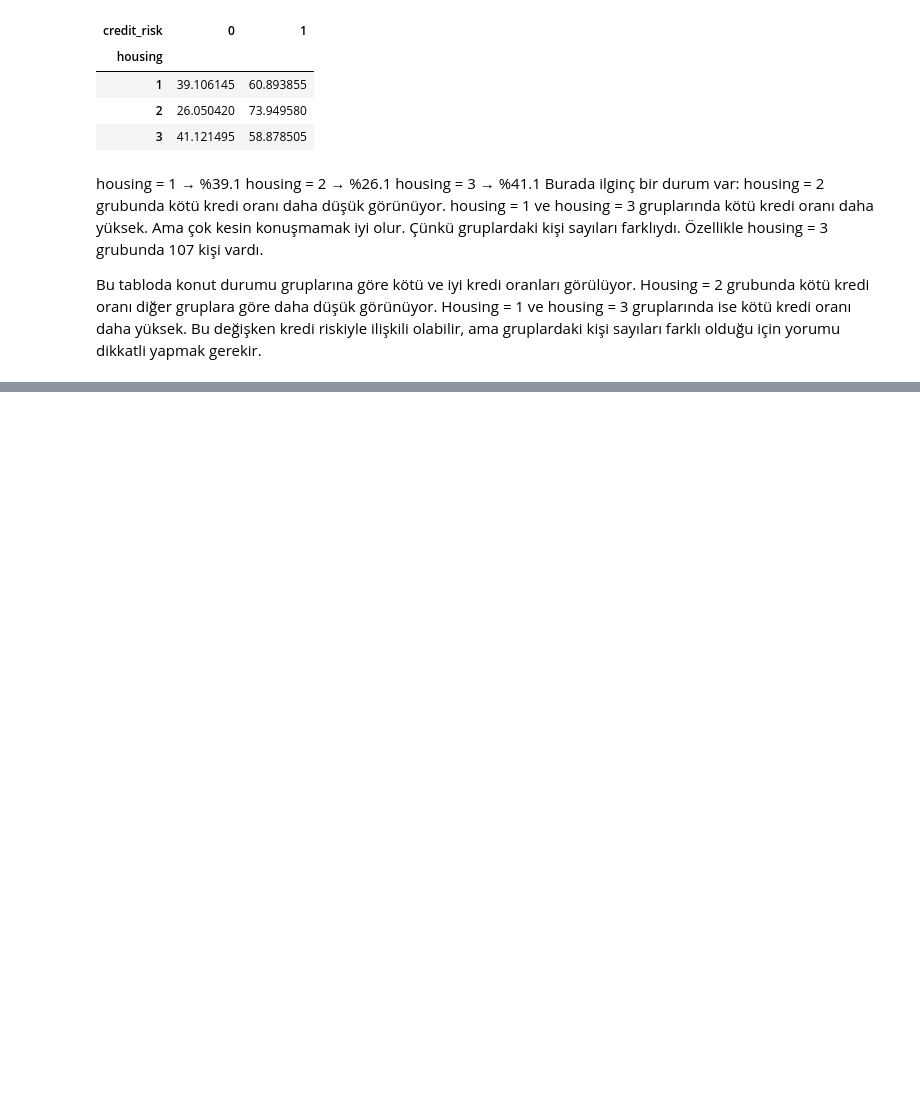
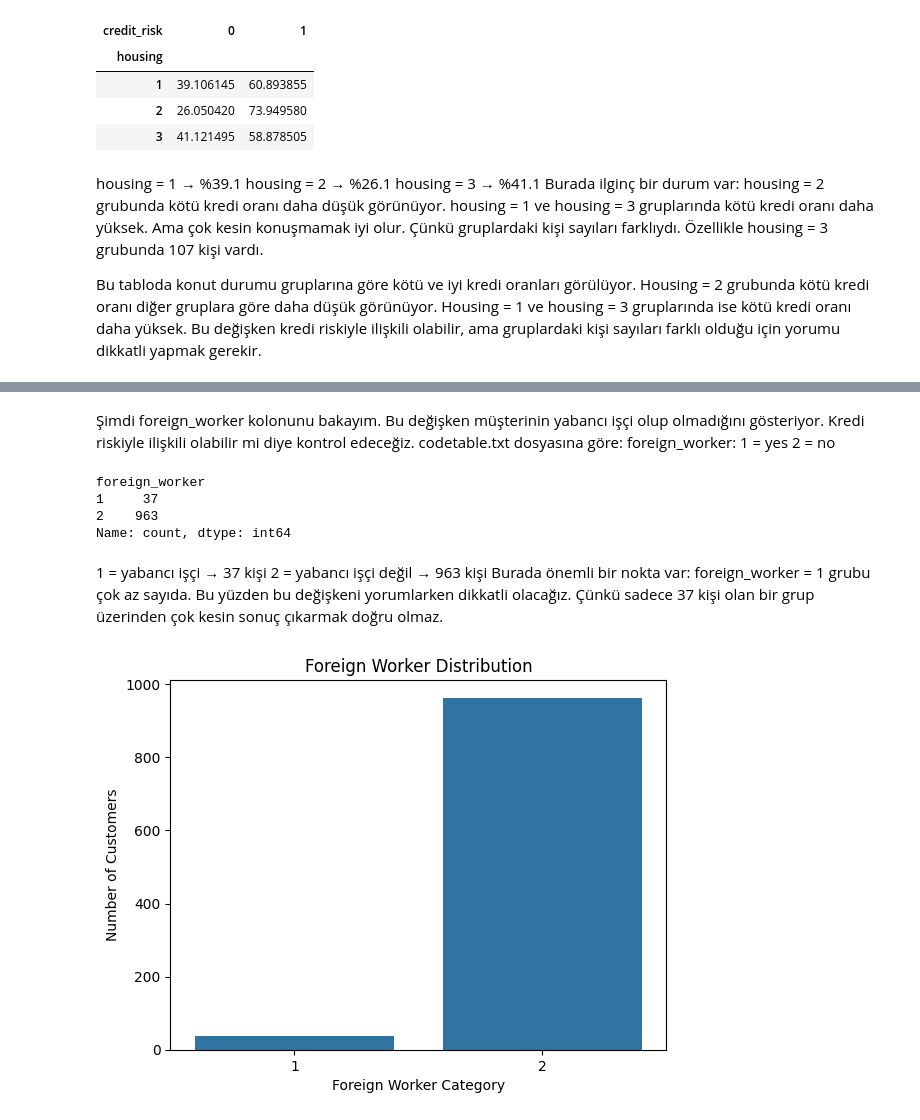
Before and after one commit to Esr1903/credit-risk-scoring-system, a Jupyter notebook: notebooks/02_veri_kesfi_ve_grafikler.ipynb, the cells around one changed output, grey strips where cells are left out. Drawn from its saved outputs; the diff is of its cells as text; code cells hidden in the pictures; blank space fills up the shorter version.

```diff
--- a/notebooks/02_veri_kesfi_ve_grafikler.ipynb
+++ b/notebooks/02_veri_kesfi_ve_grafikler.ipynb
@@ -524,0 +599,28 @@ Bu tabloda konut durumu gruplarına göre kötü ve iyi kredi oranları görül
+# %% [markdown]
+Şimdi foreign_worker kolonunu bakayım.
+Bu değişken müşterinin yabancı işçi olup olmadığını gösteriyor. Kredi riskiyle ilişkili olabilir mi diye kontrol edeceğiz.
+codetable.txt dosyasına göre:
+foreign_worker:
+1 = yes
+2 = no
+# %%
+df["foreign_worker"].value_counts().sort_index()
+# %% [output]
+foreign_worker
+1     37
+2    963
+Name: count, dtype: int64
+# %% [markdown]
+1 = yabancı işçi → 37 kişi
+2 = yabancı işçi değil → 963 kişi
+Burada önemli bir nokta var:
+foreign_worker = 1 grubu çok az sayıda.
+Bu yüzden bu değişkeni yorumlarken dikkatli olacağız. Çünkü sadece 37 kişi olan bir grup üzerinden çok kesin sonuç çıkarmak doğru olmaz.
+# %%
+sns.countplot(data=df, x="foreign_worker")
+plt.title("Foreign Worker Distribution")
+plt.xlabel("Foreign Worker Category")
+plt.ylabel("Number of Customers")
+plt.show()
+# %% [output]
+[figure, added]
```
Also changed, not shown: parts of 15 cells of this notebook.
